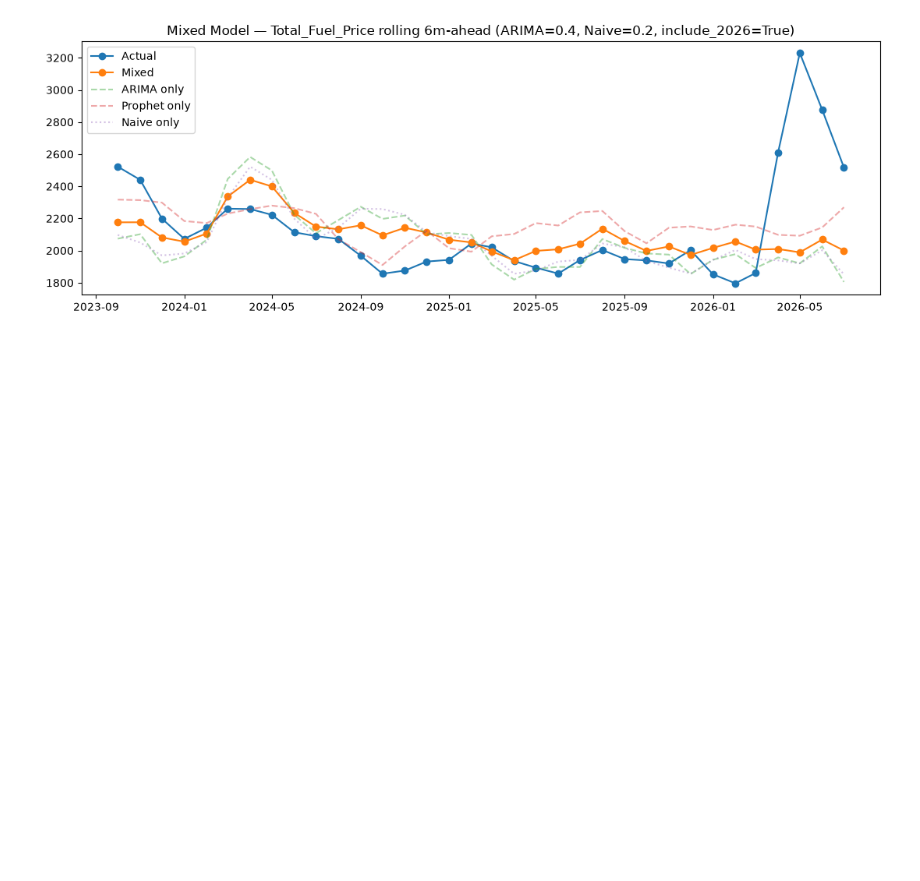
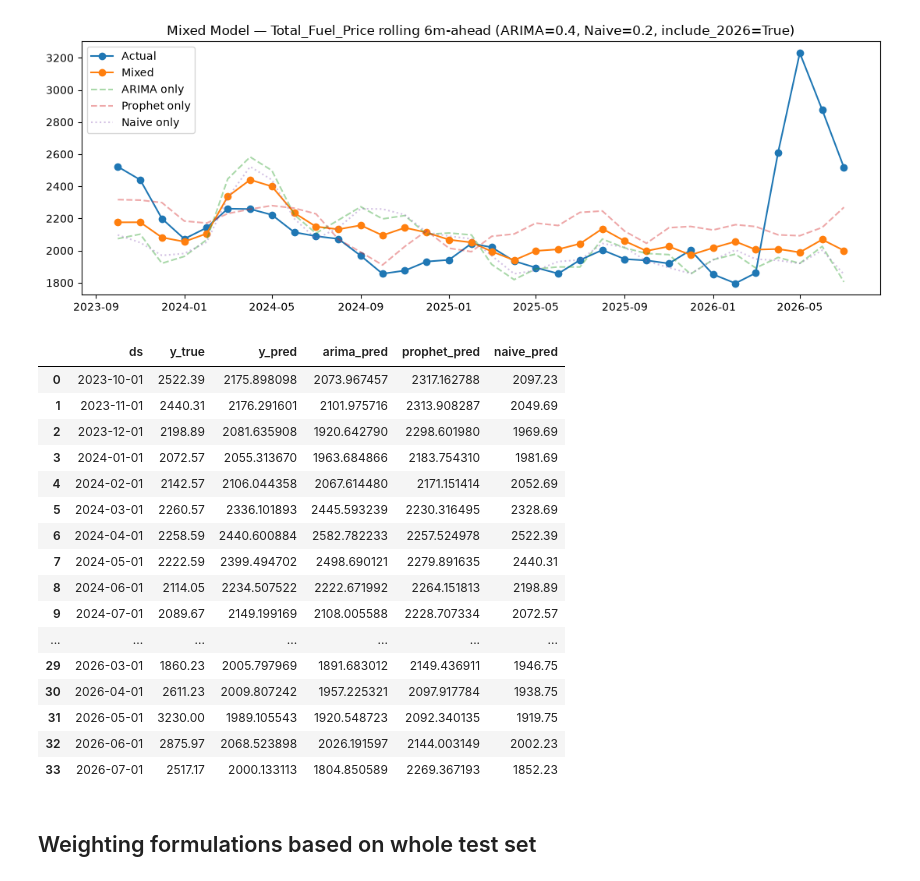
Before and after one commit to Trist4/fools-optimum, a Jupyter notebook: notebooks/mixed_model.ipynb, the cells around one changed output. Saved outputs shown, nothing was run; the diff lists cells and outputs as text; code cells hidden in the pictures; blank space fills up the shorter version.

```diff
--- a/notebooks/mixed_model.ipynb
+++ b/notebooks/mixed_model.ipynb
@@ -293,3 +305,25 @@ RMSE: 322.5231  |  Naive-only RMSE: 361.2640
 MAE:  206.7194  |  Naive-only MAE:  228.4762
 R2:   -0.0636
 [figure]
+# %%
+results['results_df']
+# %% [output]
+|  | ds | y_true | y_pred | arima_pred | prophet_pred | naive_pred |
+| 0 | 2023-10-01 | 2522.39 | 2175.898098 | 2073.967457 | 2317.162788 | 2097.23 |
+| 1 | 2023-11-01 | 2440.31 | 2176.291601 | 2101.975716 | 2313.908287 | 2049.69 |
+| 2 | 2023-12-01 | 2198.89 | 2081.635908 | 1920.642790 | 2298.601980 | 1969.69 |
+| 3 | 2024-01-01 | 2072.57 | 2055.313670 | 1963.684866 | 2183.754310 | 1981.69 |
+| 4 | 2024-02-01 | 2142.57 | 2106.044358 | 2067.614480 | 2171.151414 | 2052.69 |
+| 5 | 2024-03-01 | 2260.57 | 2336.101893 | 2445.593239 | 2230.316495 | 2328.69 |
+| 6 | 2024-04-01 | 2258.59 | 2440.600884 | 2582.782233 | 2257.524978 | 2522.39 |
+| 7 | 2024-05-01 | 2222.59 | 2399.494702 | 2498.690121 | 2279.891635 | 2440.31 |
+| 8 | 2024-06-01 | 2114.05 | 2234.507522 | 2222.671992 | 2264.151813 | 2198.89 |
+| 9 | 2024-07-01 | 2089.67 | 2149.199169 | 2108.005588 | 2228.707334 | 2072.57 |
+| ... | ... | ... | ... | ... | ... | ... |
+| 29 | 2026-03-01 | 1860.23 | 2005.797969 | 1891.683012 | 2149.436911 | 1946.75 |
+| 30 | 2026-04-01 | 2611.23 | 2009.807242 | 1957.225321 | 2097.917784 | 1938.75 |
+| 31 | 2026-05-01 | 3230.00 | 1989.105543 | 1920.548723 | 2092.340135 | 1919.75 |
+| 32 | 2026-06-01 | 2875.97 | 2068.523898 | 2026.191597 | 2144.003149 | 2002.23 |
+| 33 | 2026-07-01 | 2517.17 | 2000.133113 | 1804.850589 | 2269.367193 | 1852.23 |
+# %% [markdown]
+## Weighting formulations based on whole test set
```
Also changed, not shown: parts of 16 cells of this notebook.
